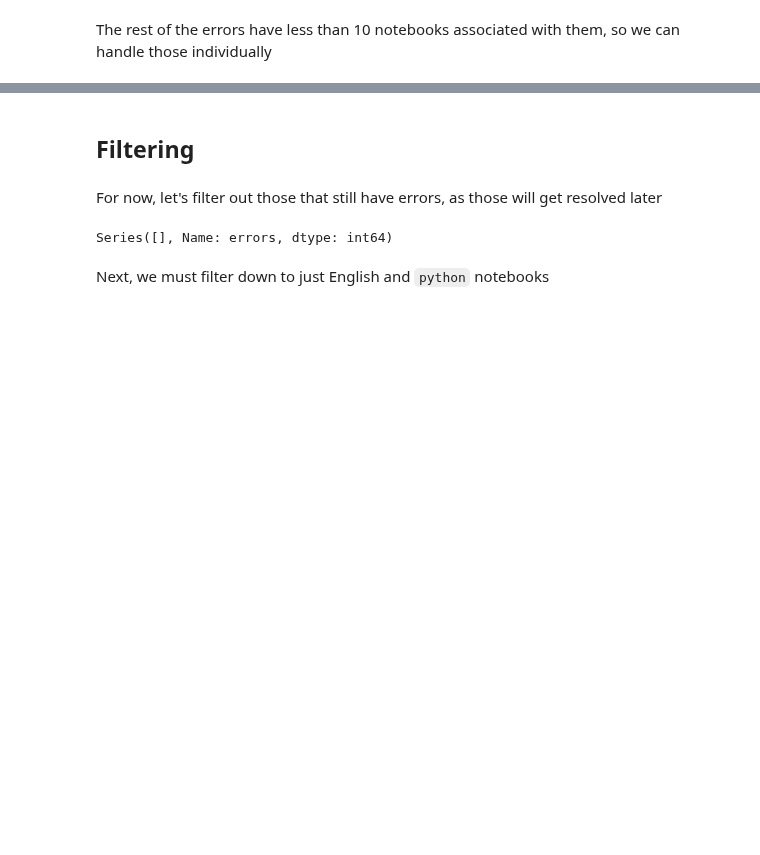
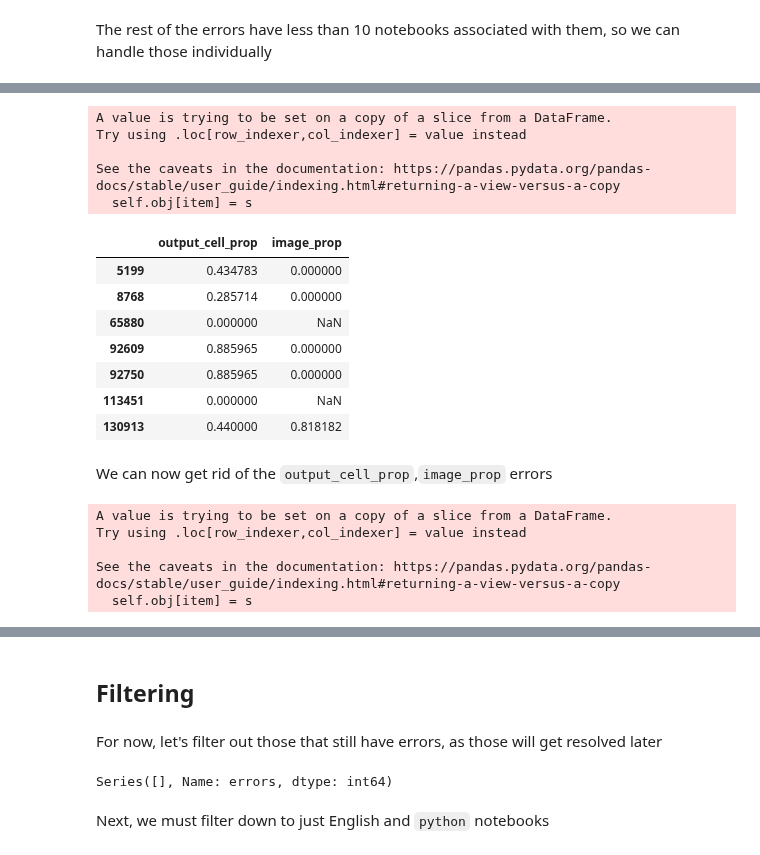
Before and after one commit to Isabel-Gan/quantifying-notebook-features, a Jupyter notebook: full-output/full-output-analysis.ipynb, the cells around one changed output, grey strips where cells are left out. Drawn from its saved outputs; the diff is of its cells as text; code cells hidden in the pictures; blank space fills up the shorter version.

```diff
--- a/full-output/full-output-analysis.ipynb
+++ b/full-output/full-output-analysis.ipynb
@@ -186,3 +188,7 @@ Looking into these errors, it seems that the `%` characters in the notebook are
 num_commits_errs = list(error_filtered[error_filtered['errors'] == 'num_commits']['nb_id'])
 with open('error-lists/num_commits_errs.pkl', 'wb') as f:
     pickle.dump(num_commits_errs, f)
+# %%
+# notebook ids for which we have fixed errors and gotten data for
+num_commits_one = [5260, 5495, 12011, 12047, 44300, 44302, 58192, 67802, 67931, 67953, 86086, 105423, 105429, 105434, 105458, 105471, 108220, 108231, 108233, 108244, 108250, 108254, 121327, 131851, 131853, 141338, 141339, 141342]
+num_commits_zero = [131843, 131846, 131859, 131865]
@@ -190,0 +221,34 @@ The rest of the errors have less than 10 notebooks associated with them, so we c
+# %%
+fixes = pd.read_pickle('error-lists/fixes1.pkl')
+for _, notebook in fixes.iterrows():
+    nb_id = notebook['nb_id']
+    error_filtered.loc[error_filtered['nb_id'] == nb_id, 'output_cell_prop'] = notebook['output_cell_prop']
+    error_filtered.loc[error_filtered['nb_id'] == nb_id, 'image_prop'] = notebook['image_prop']
+# %% [output]
+A value is trying to be set on a copy of a slice from a DataFrame.
+Try using .loc[row_indexer,col_indexer] = value instead
+
+See the caveats in the documentation: https://pandas.pydata.org/pandas-docs/stable/user_guide/indexing.html#returning-a-view-versus-a-copy
+  self.obj[item] = s
+# %%
+error_filtered[error_filtered['errors'] == 'output_cell_prop,image_prop'][['output_cell_prop', 'image_prop']]
+# %% [output]
+|  | output_cell_prop | image_prop |
+| 5199 | 0.434783 | 0.000000 |
+| 8768 | 0.285714 | 0.000000 |
+| 65880 | 0.000000 | NaN |
+| 92609 | 0.885965 | 0.000000 |
+| 92750 | 0.885965 | 0.000000 |
+| 113451 | 0.000000 | NaN |
+| 130913 | 0.440000 | 0.818182 |
+# %% [markdown]
+We can now get rid of the `output_cell_prop`,`image_prop` errors
+# %%
+for nb_id in error_filtered[error_filtered['errors'] == 'output_cell_prop,image_prop']['nb_id']:
+    error_filtered.loc[error_filtered['nb_id'] == nb_id, 'errors'] = np.nan
+# %% [output]
+A value is trying to be set on a copy of a slice from a DataFrame.
+Try using .loc[row_indexer,col_indexer] = value instead
+
+See the caveats in the documentation: https://pandas.pydata.org/pandas-docs/stable/user_guide/indexing.html#returning-a-view-versus-a-copy
+  self.obj[item] = s
```
Also changed, not shown: parts of 31 cells of this notebook, 2 other files.
